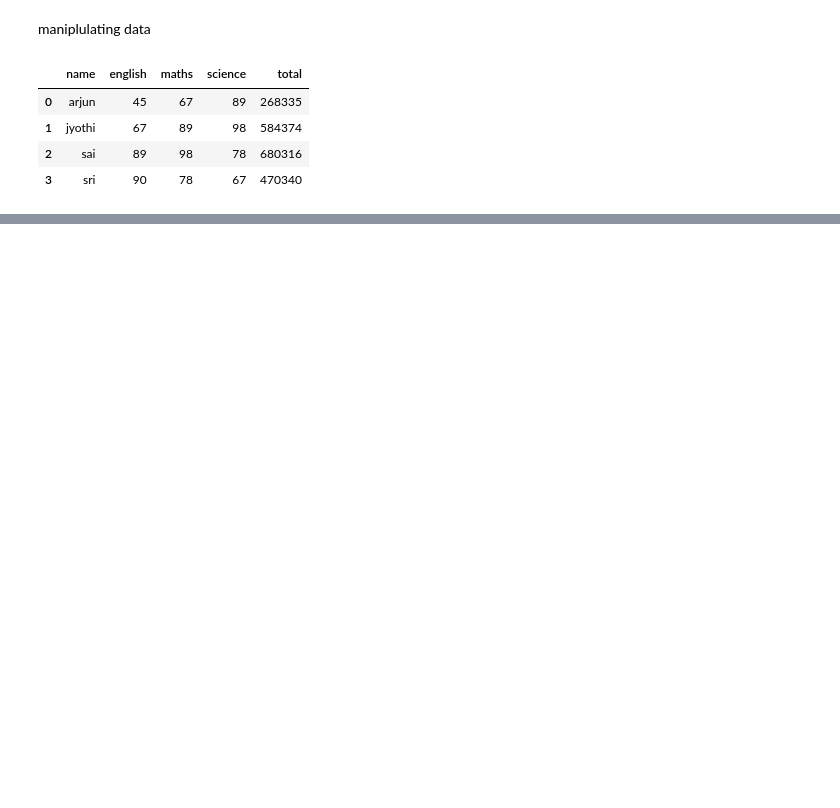
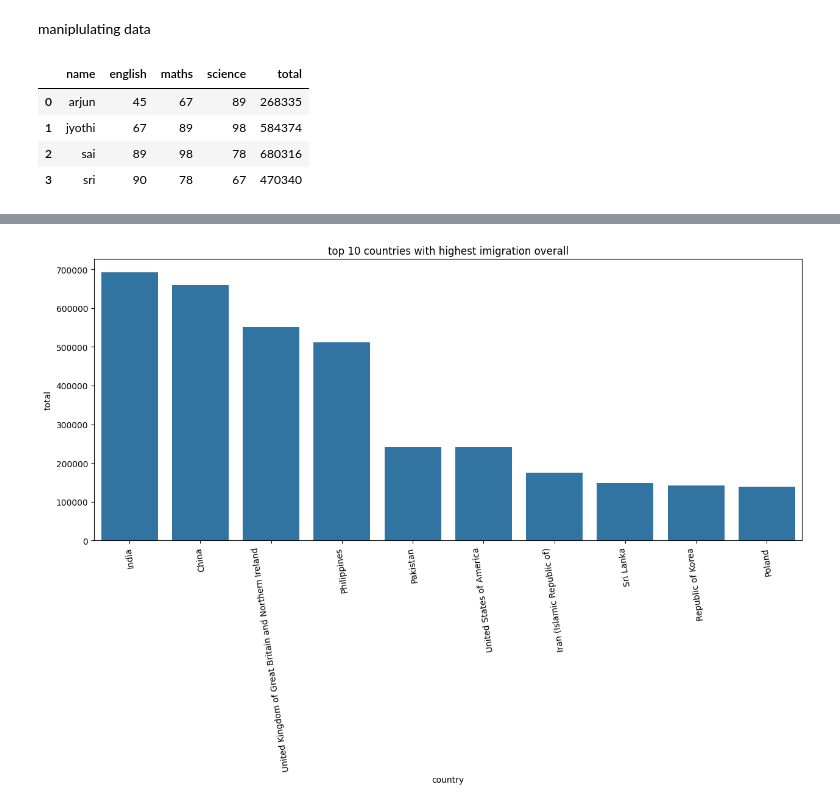
Before and after one commit to Huzaifakhan76/data-analytics, a Jupyter notebook: pandas.ipynb, the cells around one changed output, grey strips where cells are left out. Saved outputs shown, nothing was run; the diff lists cells and outputs as text; code cells hidden in the pictures; blank space fills up the shorter version.

```diff
--- a/pandas.ipynb
+++ b/pandas.ipynb
@@ -222,0 +291,2 @@ d2
+# %%
+df['total'] = df[years].sum(axis=1)
@@ -222,0 +328,13 @@ d2
+# %%
+df = df.rename(
+    columns={
+        'OdName': 'country',
+        'AreaName': 'countinent',
+        'RegName': 'region',
+        'DevName': 'status'
+    }
+
+
+
+)
+df
@@ -222,0 +371,10 @@ d2
+# %%
+df = df.sort_values(by='total', ascending=False)
+# %%
+fig, ax = plt.subplots(figsize=(15,6))
+sns.barplot(x= 'country', y='total', data=df.head(10),ax=ax)
+plt.title("top 10 countries with highest imigration overall")
+plt.xticks(rotation=98)
+plt.show()
+# %% [output]
+[figure, added]
```
Also changed, not shown: parts of 20 cells of this notebook.
